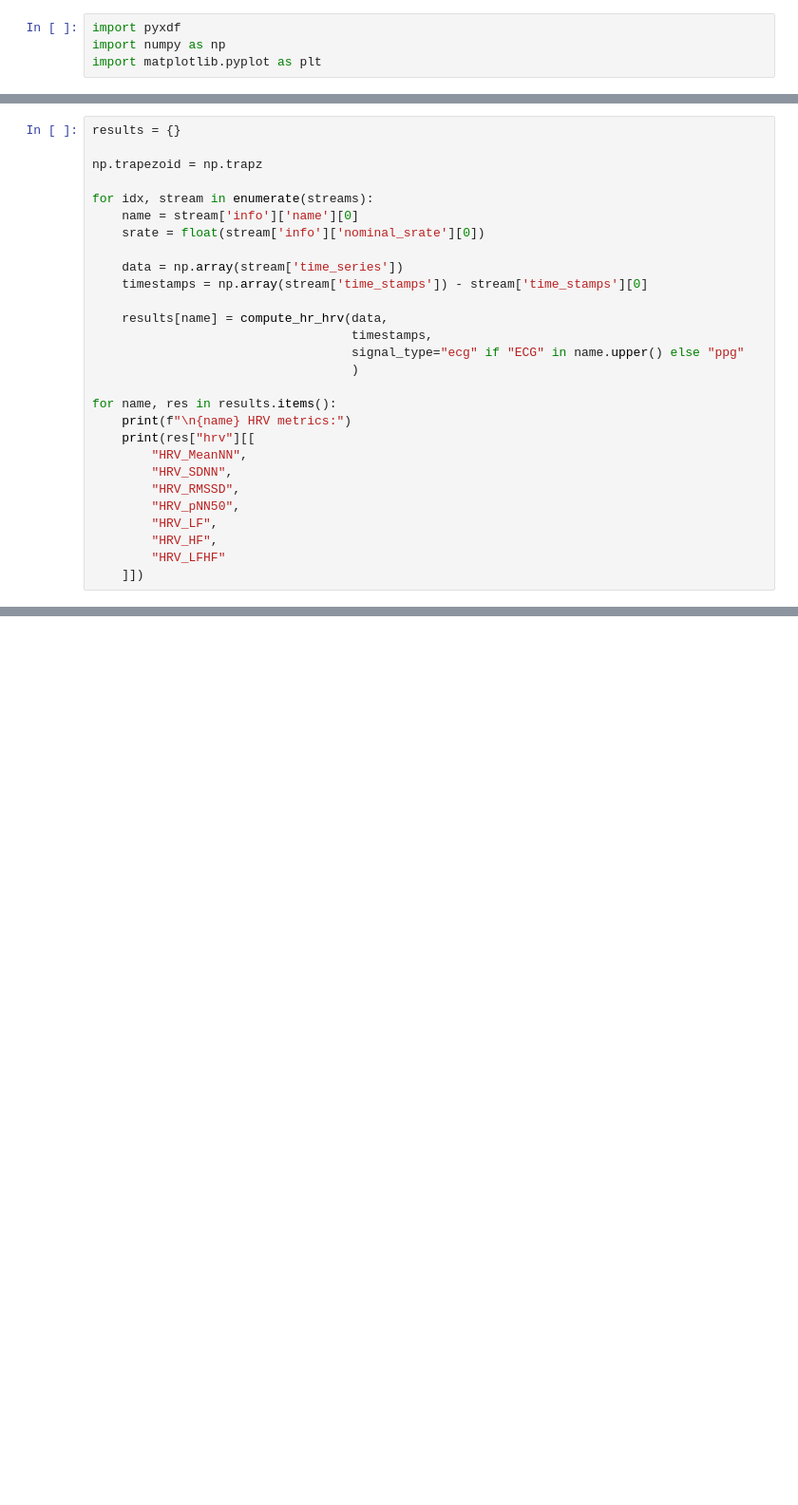
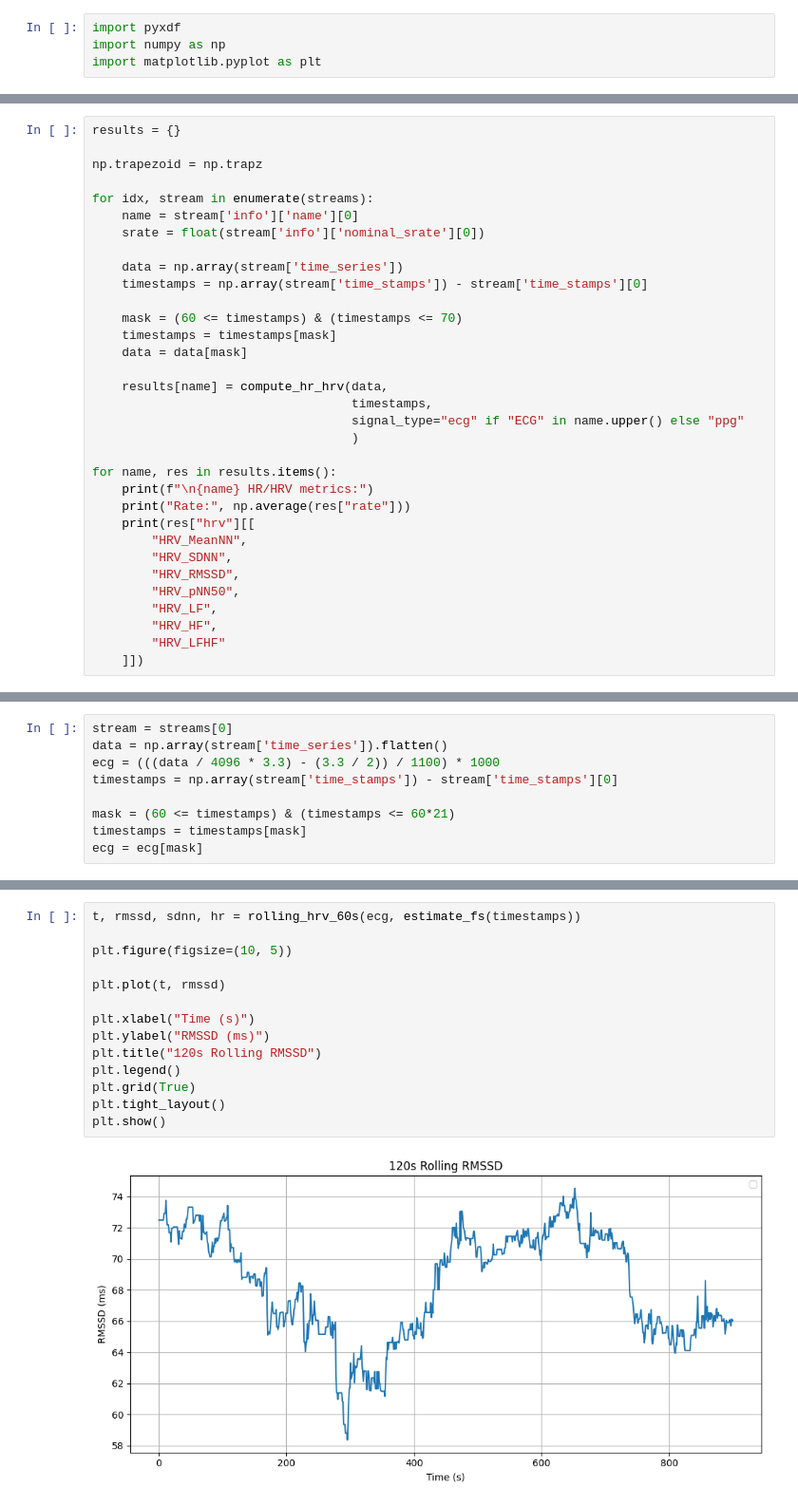
Before and after one commit to sanrav2016/AD8232-ECG-Validation, a Jupyter notebook: ecg_analysis.ipynb, the cells around one changed output, grey strips where cells are left out. Shown at 95% size. Cells and saved outputs as stored; diff of their text form; blank space fills up the shorter version.

Commit message:
added new data, heartpy analysis

```diff
--- a/ecg_analysis.ipynb
+++ b/ecg_analysis.ipynb
@@ -344,13 +332,18 @@ for idx, stream in enumerate(streams):
     data = np.array(stream['time_series'])
     timestamps = np.array(stream['time_stamps']) - stream['time_stamps'][0]
 
+    mask = (60 <= timestamps) & (timestamps <= 70)
+    timestamps = timestamps[mask]
+    data = data[mask]
+
     results[name] = compute_hr_hrv(data,
                                    timestamps,
                                    signal_type="ecg" if "ECG" in name.upper() else "ppg"
                                    )
 
 for name, res in results.items():
-    print(f"\n{name} HRV metrics:")
+    print(f"\n{name} HR/HRV metrics:")
+    print("Rate:", np.average(res["rate"]))
     print(res["hrv"][[
         "HRV_MeanNN",
         "HRV_SDNN",
@@ -381,0 +381,9 @@ PPG_IR HRV metrics:
+# %%
+stream = streams[0]
+data = np.array(stream['time_series']).flatten()
+ecg = (((data / 4096 * 3.3) - (3.3 / 2)) / 1100) * 1000
+timestamps = np.array(stream['time_stamps']) - stream['time_stamps'][0]
+
+mask = (60 <= timestamps) & (timestamps <= 60*21)
+timestamps = timestamps[mask]
+ecg = ecg[mask]
@@ -381,0 +503,16 @@ PPG_IR HRV metrics:
+# %%
+t, rmssd, sdnn, hr = rolling_hrv_60s(ecg, estimate_fs(timestamps))
+
+plt.figure(figsize=(10, 5))
+
+plt.plot(t, rmssd)
+
+plt.xlabel("Time (s)")
+plt.ylabel("RMSSD (ms)")
+plt.title("120s Rolling RMSSD")
+plt.legend()
+plt.grid(True)
+plt.tight_layout()
+plt.show()
+# %% [output]
+[figure, added]
```
Also changed, not shown: parts of 14 cells of this notebook, 2 other files.
